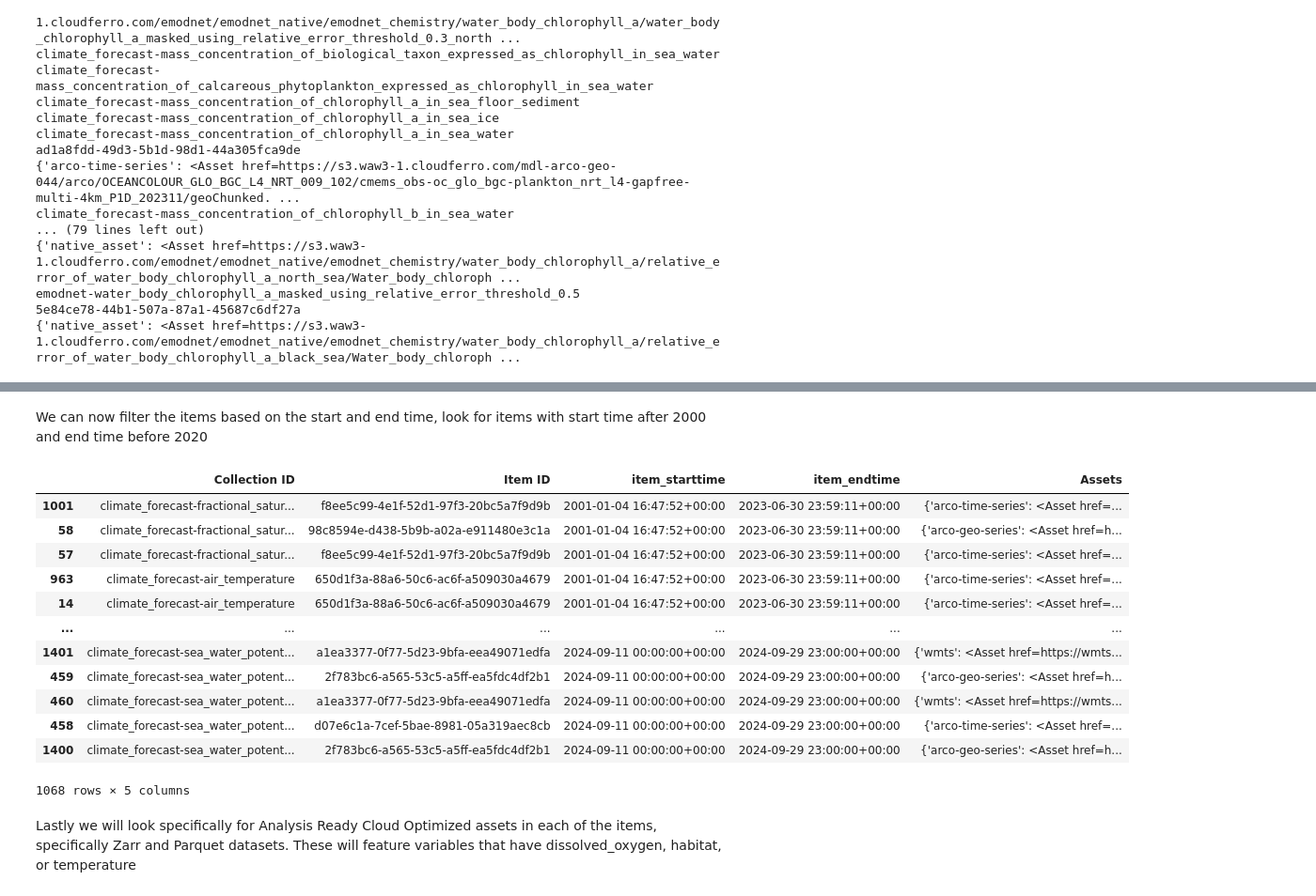
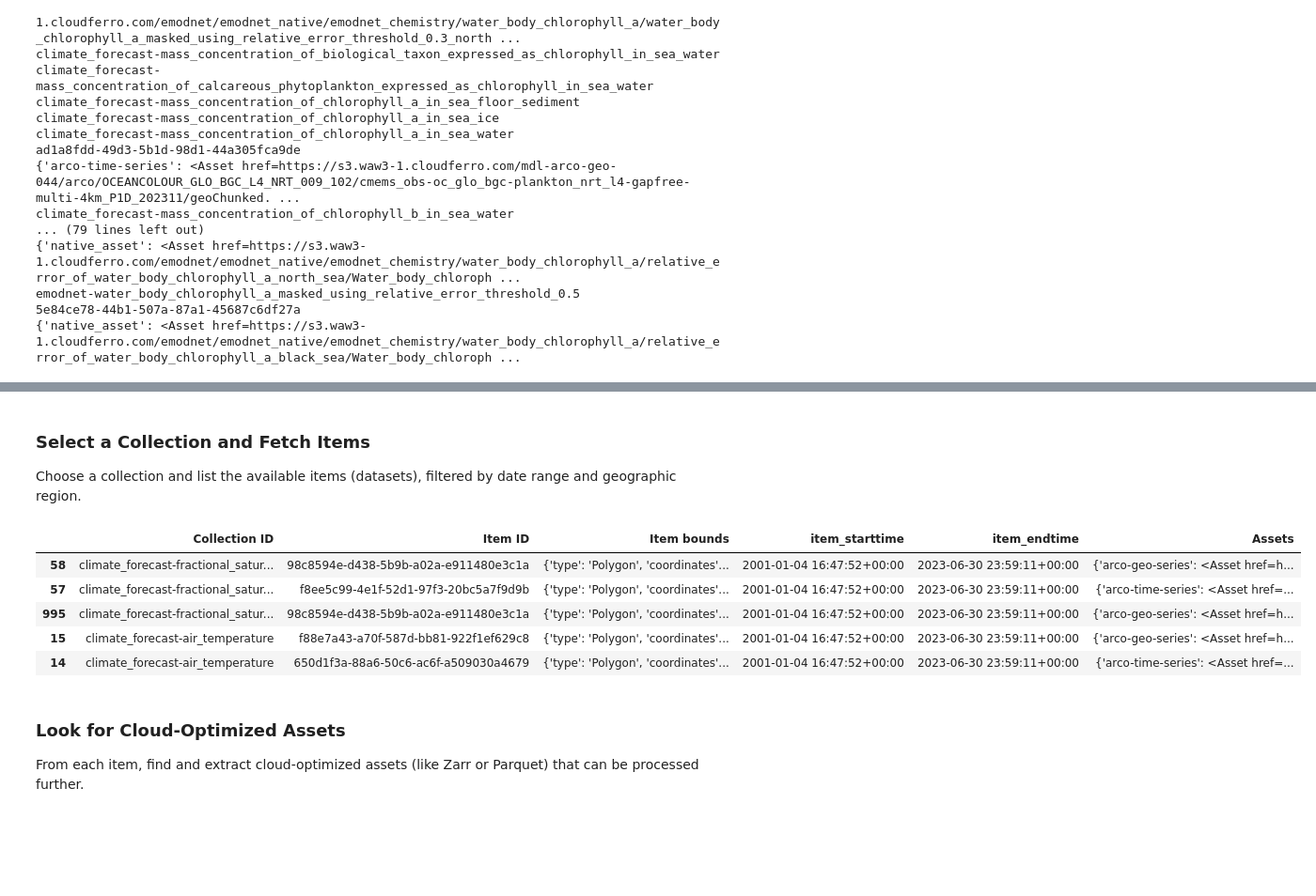
Before and after one commit to samuelfooks/Geospatial-Data-Processing-with-STAC-R-Python, a Jupyter notebook: search_edito_stac_zarr_assets.ipynb, the cells around one changed output, grey strips where cells are left out. Shown at 94% size. Cells and saved outputs as stored; diff of their text form; code cells hidden in the pictures; blank space fills up the shorter version.

```diff
--- a/jupyter/search_edito_stac_zarr_assets.ipynb
+++ b/search_edito_stac_zarr_assets.ipynb
@@ -105,36 +96,32 @@ Error with climate_forecast-sea_water_temperature
-# %%
-oxygen_habitat_temperature_items_df = pd.DataFrame(all_items)
-oxygen_habitat_temperature_items_df
-# %% [markdown]
-We can now filter the items based on the start and end time, look for items with start time after 2000 and end time before 2020
-# %%
-time_items_df = pd.DataFrame(all_items)
-
-time_items_df['item_starttime'] = pd.to_datetime(time_items_df['item_starttime'])
-time_items_df['item_endtime'] = pd.to_datetime(time_items_df['item_endtime'])
-
-time_items_df = time_items_df.sort_values(by='item_starttime')
-time_items_df
-
-new_time_items_df = time_items_df[(time_items_df['item_starttime'] > '2000-01-01') & (time_items_df['item_endtime'] < '2030-12-31')]
-
-new_time_items_df
-# %% [output]
-|  | Collection ID | Item ID | item_starttime | item_endtime | Assets |
-| 1001 | climate_forecast-fractional_satur... | f8ee5c99-4e1f-52d1-97f3-20bc5a7f9d9b | 2001-01-04 16:47:52+00:00 | 2023-06-30 23:59:11+00:00 | {'arco-time-series': <Asset href=... |
-| 58 | climate_forecast-fractional_satur... | 98c8594e-d438-5b9b-a02a-e911480e3c1a | 2001-01-04 16:47:52+00:00 | 2023-06-30 23:59:11+00:00 | {'arco-geo-series': <Asset href=h... |
-| 57 | climate_forecast-fractional_satur... | f8ee5c99-4e1f-52d1-97f3-20bc5a7f9d9b | 2001-01-04 16:47:52+00:00 | 2023-06-30 23:59:11+00:00 | {'arco-time-series': <Asset href=... |
-| 963 | climate_forecast-air_temperature | 650d1f3a-88a6-50c6-ac6f-a509030a4679 | 2001-01-04 16:47:52+00:00 | 2023-06-30 23:59:11+00:00 | {'arco-time-series': <Asset href=... |
-| 14 | climate_forecast-air_temperature | 650d1f3a-88a6-50c6-ac6f-a509030a4679 | 2001-01-04 16:47:52+00:00 | 2023-06-30 23:59:11+00:00 | {'arco-time-series': <Asset href=... |
-| ... | ... | ... | ... | ... | ... |
-| 1401 | climate_forecast-sea_water_potent... | a1ea3377-0f77-5d23-9bfa-eea49071edfa | 2024-09-11 00:00:00+00:00 | 2024-09-29 23:00:00+00:00 | {'wmts': <Asset href=https://wmts... |
-| 459 | climate_forecast-sea_water_potent... | 2f783bc6-a565-53c5-a5ff-ea5fdc4df2b1 | 2024-09-11 00:00:00+00:00 | 2024-09-29 23:00:00+00:00 | {'arco-geo-series': <Asset href=h... |
-| 460 | climate_forecast-sea_water_potent... | a1ea3377-0f77-5d23-9bfa-eea49071edfa | 2024-09-11 00:00:00+00:00 | 2024-09-29 23:00:00+00:00 | {'wmts': <Asset href=https://wmts... |
-| 458 | climate_forecast-sea_water_potent... | d07e6c1a-7cef-5bae-8981-05a319aec8cb | 2024-09-11 00:00:00+00:00 | 2024-09-29 23:00:00+00:00 | {'arco-time-series': <Asset href=... |
-| 1400 | climate_forecast-sea_water_potent... | 2f783bc6-a565-53c5-a5ff-ea5fdc4df2b1 | 2024-09-11 00:00:00+00:00 | 2024-09-29 23:00:00+00:00 | {'arco-geo-series': <Asset href=h... |
-1068 rows × 5 columns
-# %% [markdown]
-Lastly we will look specifically for Analysis Ready Cloud Optimized assets in each of the items, specifically Zarr and Parquet datasets.  These will feature variables that have dissolved_oxygen, habitat, or temperature
+# %% [markdown]
+### Select a Collection and Fetch Items
+Choose a collection and list the available items (datasets), filtered by date range and geographic region.
+# %%
+def filter_items_by_time(items_df, start_date, end_date):
+    """
+    Filter items based on the time range.
+    """
+    items_df['item_starttime'] = pd.to_datetime(items_df['item_starttime'])
+    items_df['item_endtime'] = pd.to_datetime(items_df['item_endtime'])
+    items_df = items_df.sort_values(by='item_starttime')
+    return items_df[(items_df['item_starttime'] > start_date) & (items_df['item_endtime'] < end_date)]
+
+# Define time range
+start_date = '2000-01-01'
+end_date = '2030-12-31'
+
+time_df = filter_items_by_time(oxygen_habitat_temperature_items_df, start_date, end_date)
+time_df.head()
+# %% [output]
+|  | Collection ID | Item ID | Item bounds | item_starttime | item_endtime | Assets |
+| 58 | climate_forecast-fractional_satur... | 98c8594e-d438-5b9b-a02a-e911480e3c1a | {'type': 'Polygon', 'coordinates'... | 2001-01-04 16:47:52+00:00 | 2023-06-30 23:59:11+00:00 | {'arco-geo-series': <Asset href=h... |
+| 57 | climate_forecast-fractional_satur... | f8ee5c99-4e1f-52d1-97f3-20bc5a7f9d9b | {'type': 'Polygon', 'coordinates'... | 2001-01-04 16:47:52+00:00 | 2023-06-30 23:59:11+00:00 | {'arco-time-series': <Asset href=... |
+| 995 | climate_forecast-fractional_satur... | 98c8594e-d438-5b9b-a02a-e911480e3c1a | {'type': 'Polygon', 'coordinates'... | 2001-01-04 16:47:52+00:00 | 2023-06-30 23:59:11+00:00 | {'arco-geo-series': <Asset href=h... |
+| 15 | climate_forecast-air_temperature | f88e7a43-a70f-587d-bb81-922f1ef629c8 | {'type': 'Polygon', 'coordinates'... | 2001-01-04 16:47:52+00:00 | 2023-06-30 23:59:11+00:00 | {'arco-geo-series': <Asset href=h... |
+| 14 | climate_forecast-air_temperature | 650d1f3a-88a6-50c6-ac6f-a509030a4679 | {'type': 'Polygon', 'coordinates'... | 2001-01-04 16:47:52+00:00 | 2023-06-30 23:59:11+00:00 | {'arco-time-series': <Asset href=... |
+# %% [markdown]
+### Look for Cloud-Optimized Assets
+From each item, find and extract cloud-optimized assets (like Zarr or Parquet) that can be processed further.
 # %%
 all_items_assets = []
            # Now filter the assets
```
Also changed, not shown: parts of 11 cells of this notebook, 7 other files.
